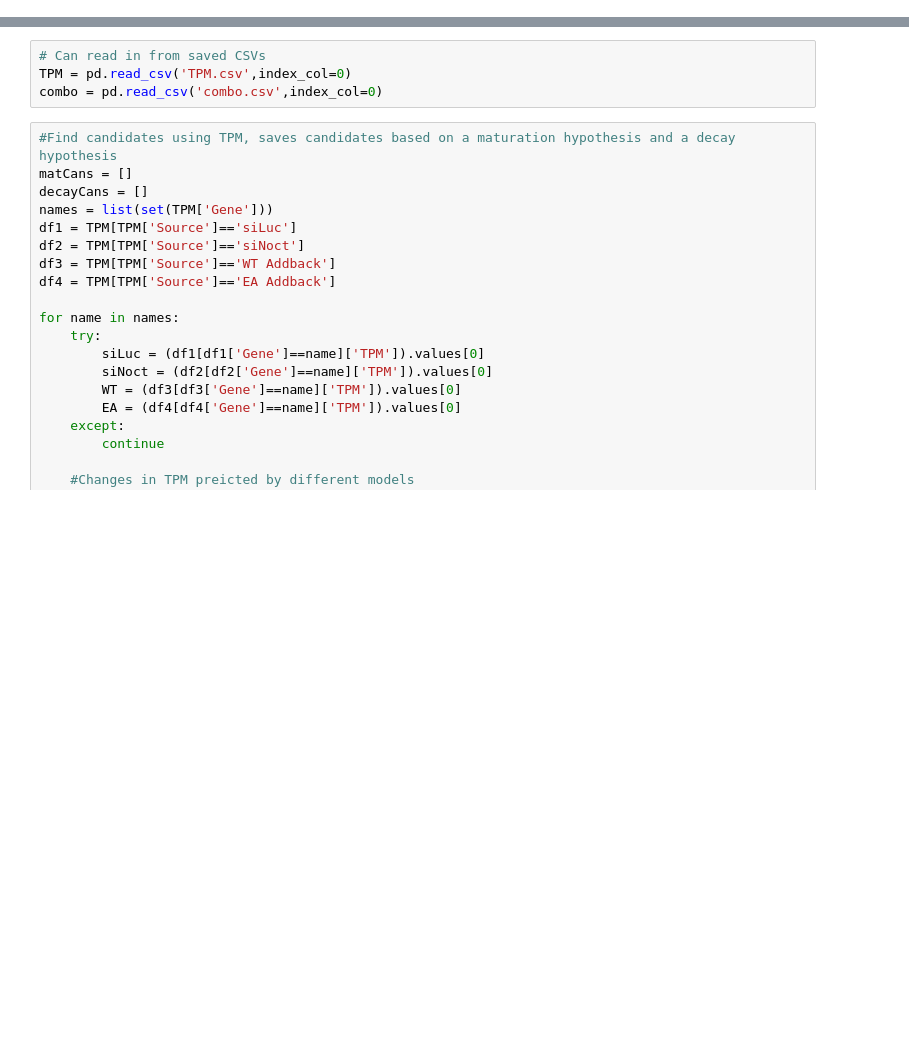
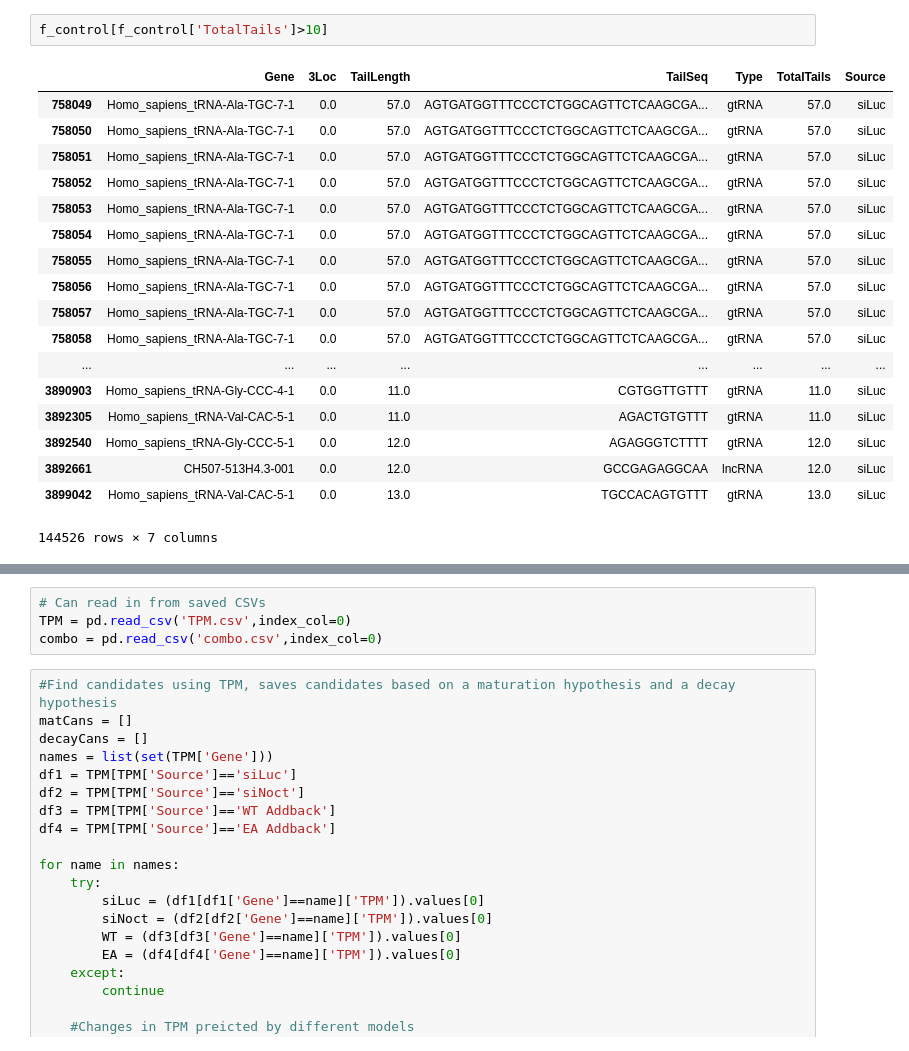
Before and after one commit to TimNicholsonShaw/AnOThER-Seq, a Jupyter notebook: notebooks/nocturnin.ipynb, the cells around one changed output, grey strips where cells are left out. Drawn from its saved outputs; the diff is of its cells as text; blank space fills up the shorter version.

```diff
--- a/notebooks/nocturnin.ipynb
+++ b/notebooks/nocturnin.ipynb
@@ -92,5 +100,26 @@ Filtered: 779416
 | RNU1-28P-201 | 0.0 | 0.0 |  | snRNA | siLuc | 0.0 |
 | RNU1-28P-201 | 0.0 | 0.0 |  | snRNA | siLuc | 0.0 |
 | RNU1-28P-201 | 0.0 | 0.0 |  | snRNA | siLuc | 0.0 |
+# %%
+f_control[f_control['TotalTails']>10]
+# %% [output]
+|  | Gene | 3Loc | TailLength | TailSeq | Type | TotalTails | Source |
+| 758049 | Homo_sapiens_tRNA-Ala-TGC-7-1 | 0.0 | 57.0 | AGTGATGGTTTCCCTCTGGCAGTTCTCAAGCGA... | gtRNA | 57.0 | siLuc |
+| 758050 | Homo_sapiens_tRNA-Ala-TGC-7-1 | 0.0 | 57.0 | AGTGATGGTTTCCCTCTGGCAGTTCTCAAGCGA... | gtRNA | 57.0 | siLuc |
+| 758051 | Homo_sapiens_tRNA-Ala-TGC-7-1 | 0.0 | 57.0 | AGTGATGGTTTCCCTCTGGCAGTTCTCAAGCGA... | gtRNA | 57.0 | siLuc |
+| 758052 | Homo_sapiens_tRNA-Ala-TGC-7-1 | 0.0 | 57.0 | AGTGATGGTTTCCCTCTGGCAGTTCTCAAGCGA... | gtRNA | 57.0 | siLuc |
+| 758053 | Homo_sapiens_tRNA-Ala-TGC-7-1 | 0.0 | 57.0 | AGTGATGGTTTCCCTCTGGCAGTTCTCAAGCGA... | gtRNA | 57.0 | siLuc |
+| 758054 | Homo_sapiens_tRNA-Ala-TGC-7-1 | 0.0 | 57.0 | AGTGATGGTTTCCCTCTGGCAGTTCTCAAGCGA... | gtRNA | 57.0 | siLuc |
+| 758055 | Homo_sapiens_tRNA-Ala-TGC-7-1 | 0.0 | 57.0 | AGTGATGGTTTCCCTCTGGCAGTTCTCAAGCGA... | gtRNA | 57.0 | siLuc |
+| 758056 | Homo_sapiens_tRNA-Ala-TGC-7-1 | 0.0 | 57.0 | AGTGATGGTTTCCCTCTGGCAGTTCTCAAGCGA... | gtRNA | 57.0 | siLuc |
+| 758057 | Homo_sapiens_tRNA-Ala-TGC-7-1 | 0.0 | 57.0 | AGTGATGGTTTCCCTCTGGCAGTTCTCAAGCGA... | gtRNA | 57.0 | siLuc |
+| 758058 | Homo_sapiens_tRNA-Ala-TGC-7-1 | 0.0 | 57.0 | AGTGATGGTTTCCCTCTGGCAGTTCTCAAGCGA... | gtRNA | 57.0 | siLuc |
+| ... | ... | ... | ... | ... | ... | ... | ... |
+| 3890903 | Homo_sapiens_tRNA-Gly-CCC-4-1 | 0.0 | 11.0 | CGTGGTTGTTT | gtRNA | 11.0 | siLuc |
+| 3892305 | Homo_sapiens_tRNA-Val-CAC-5-1 | 0.0 | 11.0 | AGACTGTGTTT | gtRNA | 11.0 | siLuc |
+| 3892540 | Homo_sapiens_tRNA-Gly-CCC-5-1 | 0.0 | 12.0 | AGAGGGTCTTTT | gtRNA | 12.0 | siLuc |
+| 3892661 | CH507-513H4.3-001 | 0.0 | 12.0 | GCCGAGAGGCAA | lncRNA | 12.0 | siLuc |
+| 3899042 | Homo_sapiens_tRNA-Val-CAC-5-1 | 0.0 | 13.0 | TGCCACAGTGTTT | gtRNA | 13.0 | siLuc |
+144526 rows × 7 columns
 # %%
 #Find a better way to represent this data
```
Also changed, not shown: parts of 6 cells of this notebook, 1 other file.
